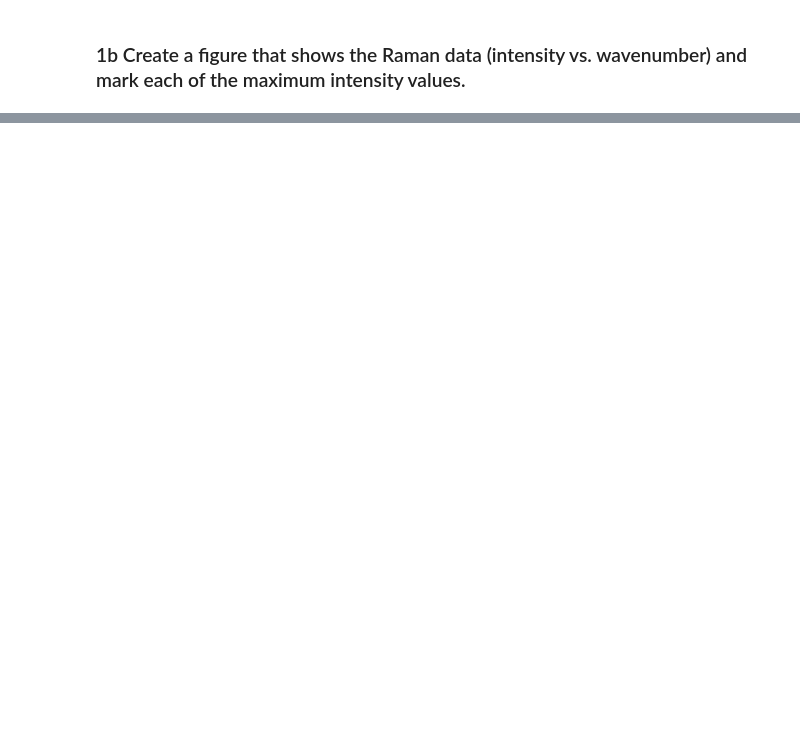
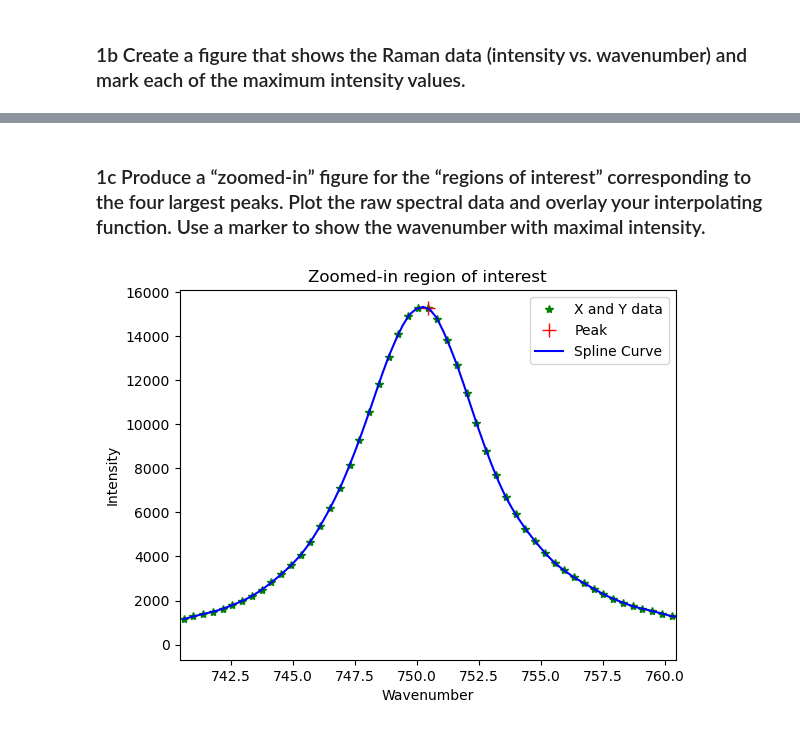
Before and after one commit to aryanbarik/EE-541-Deep-Learning, a Jupyter notebook: hw2/hw2p1.ipynb, the cells around one changed output, grey strips where cells are left out. Saved outputs shown, nothing was run; the diff lists cells and outputs as text; code cells hidden in the pictures; blank space fills up the shorter version.

```diff
--- a/hw2/hw2p1.ipynb
+++ b/hw2/hw2p1.ipynb
@@ -236,0 +142,47 @@ plt.show()
+# %% [markdown]
+### 1c Produce a “zoomed-in” figure for the “regions of interest” corresponding to the four largest peaks. Plot the raw spectral data and overlay your interpolating function. Use a marker to show the wavenumber with maximal intensity.
+# %%
+four_largest_wavenumber = top_eight_peaks_wavenumber[0:4]
+four_largest_intensity = top_eight_peaks_intensity[0:4]
+# %%
+def generate_graph(wavenum, inten):
+    n1 = 10
+    # Define the region of interest around the peak
+    region_start = wavenum - n1
+    region_end = inten + n1
+
+    # Filter data within the region of interest
+    region_wavenumbers = []
+    region_intensities = []
+
+
+    for i, wavenumber in enumerate(wavenumbers):
+        if wavenumber >= region_start and wavenumber <= region_end:
+            region_wavenumbers.append(wavenumber)
+            region_intensities.append(intensities[i])
+
+    max_ind = region_intensities.index(max(region_intensities))
+
+
+    spline = UnivariateSpline(region_wavenumbers, region_intensities)
+
+    x_spline = np.linspace(min(region_wavenumbers), max(region_wavenumbers), 10000)
+    # Evaluate the spline at the x-values
+    y_spline = spline(x_spline)
+
+    plt.title("Zoomed-in region of interest")
+    plt.xlabel("Wavenumber")
+    plt.ylabel("Intensity")
+    plt.plot(region_wavenumbers, region_intensities, "g*", label = "X and Y data")
+    plt.plot(region_wavenumbers[max_ind], region_intensities[max_ind], "r+", markersize = 10, label = "Peak")
+    plt.xlim(wavenum - n1, wavenum + n1)  # Set x-axis limits
+    #plt.ylim(4, 7)
+
+    plt.plot(x_spline, y_spline, label='Spline Curve', color='blue')
+
+    plt.legend()
+    plt.show()
+# %%
+generate_graph(four_largest_wavenumber[0], four_largest_intensity[0])
+# %% [output]
+[figure, added]
```
Also changed, not shown: parts of 16 cells of this notebook.
